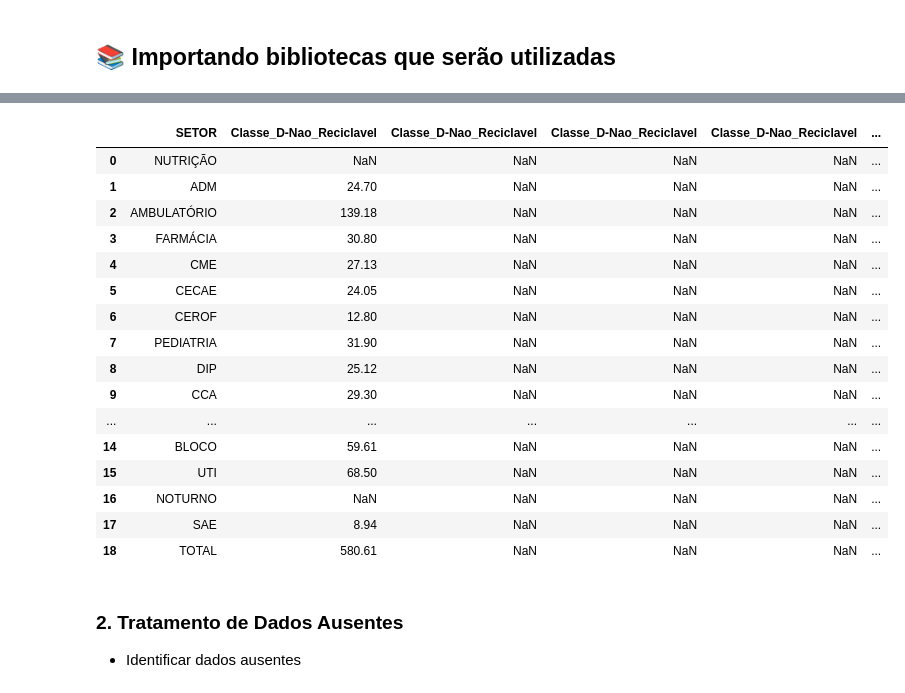
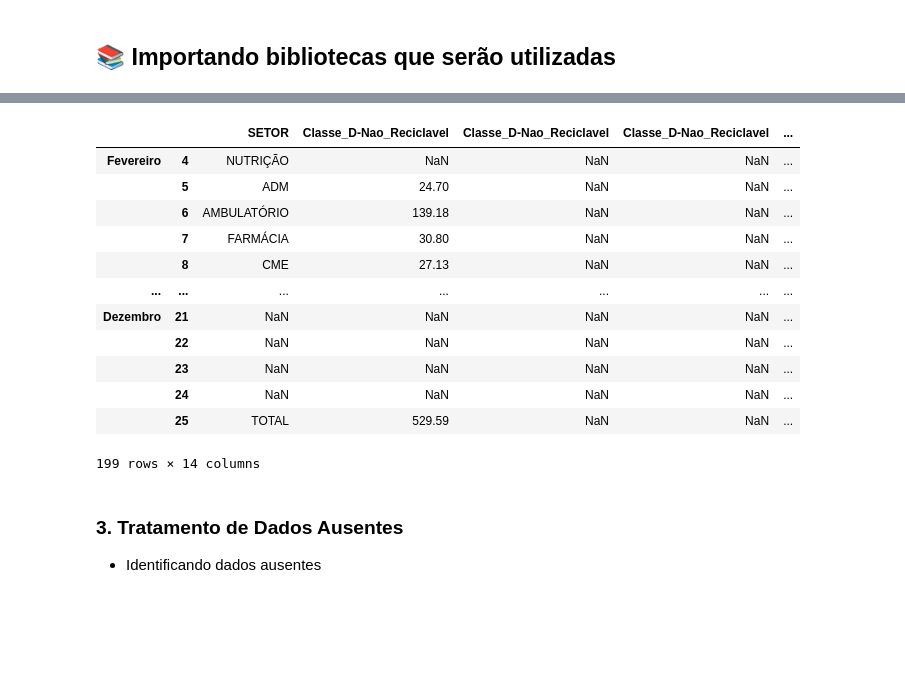
Before and after one commit to Gabyzera/hospital-trash-analysis, a Jupyter notebook: src/main.ipynb, the cells around one changed output, grey strips where cells are left out. Cells and saved outputs as stored; diff of their text form; code cells hidden in the pictures; blank space fills up the shorter version.

Commit message:
fix:concert bug about concat dataframes

```diff
--- a/src/main.ipynb
+++ b/src/main.ipynb
@@ -32,0 +11,4 @@ hospital_trash_february_df
+# %%
+HOSPITAL_TRASH_RECORD_2022_DATA_PATH = glob.glob('data/2022/*.csv')
+hospital_trash_2022_df = [pd.read_csv(file_path) for file_path in HOSPITAL_TRASH_RECORD_2022_DATA_PATH]
+hospital_trash_2022_df
@@ -41,0 +43,11 @@ hospital_trash_february_df
+# %%
+keyword_one = 'NUTRIÇÃO'
+keyword_two = 'Nutrição'
+
+def verify_word_in_column(list_dataframe_for_keyword, keyword_one, keyword_two):  #-> bool
+    list_dataframe_as_string = list_dataframe_for_keyword.to_string()
+    if keyword_one in list_dataframe_as_string or keyword_two in list_dataframe_as_string:
+        return True
+    return False
+
+all(verify_word_in_column(list_dataframe_for_keyword, keyword_one, keyword_two) for list_dataframe_for_keyword in hospital_trash_2022_df)
@@ -41,0 +56,9 @@ hospital_trash_february_df
+# %%
+def delete_rows_unwanted(list_dataframe_for_delete_rows, keyword_one, keyword_two): #->
+    for index, row in list_dataframe_for_delete_rows.iterrows():
+        if any(keyword_one in str(valor) or keyword_two in str(valor) for valor in row):
+            return list_dataframe_for_delete_rows.iloc[index:]
+    return list_dataframe_for_delete_rows
+
+hospital_trash_2022_df = [delete_rows_unwanted(list_dataframe_for_delete_rows, keyword_one, keyword_two) for list_dataframe_for_delete_rows in hospital_trash_2022_df]
+hospital_trash_2022_df
@@ -41,0 +87,3 @@ hospital_trash_february_df
+# %%
+hospital_trash_2022_df = pd.concat(hospital_trash_2022_df, keys=['Fevereiro', 'Março', 'Abril', 'Agosto', 'Julho', 'Junho', 'Maio', 'Outubro', 'Setembro', 'Dezembro'], verify_integrity=True)
+hospital_trash_2022_df
@@ -42,31 +104,28 @@ hospital_trash_february_df
 # %%
-hospital_trash_february_df = pd.read_csv(HOSPITAL_TRASH_RECORD_FEBRUARY_DATA_PATH, skiprows=[0, 1, 2 ,3])
-hospital_trash_february_df.columns = ['SETOR',
-                              'Classe_D-Nao_Reciclavel','Classe_D-Nao_Reciclavel', 'Classe_D-Nao_Reciclavel', 'Classe_D-Nao_Reciclavel',
-                              'Classe_D-Reciclavel','Classe_D-Reciclavel','Classe_D-Reciclavel',
-                              'Classe_A (Infectante)', 'Classe_A (Infectante)',
-                              'Classe_E (Perfuro_Cortante)', 'Classe_E (Perfuro_Cortante)',
-                              'Classe_B (Medicamentos)']
-hospital_trash_february_df
+new_names_columns = ['SETOR',
+                     'Classe_D-Nao_Reciclavel','Classe_D-Nao_Reciclavel', 'Classe_D-Nao_Reciclavel', 'Classe_D-Nao_Reciclavel',
+                    'Classe_D-Reciclavel','Classe_D-Reciclavel','Classe_D-Reciclavel',
+                    'Classe_A (Infectante)', 'Classe_A (Infectante)',
+                    'Classe_E (Perfuro_Cortante)', 'Classe_E (Perfuro_Cortante)',
+                    'Classe_B (Medicamentos)', 'Classe_B (Medicamentos)']
+
+hospital_trash_2022_df.columns = new_names_columns
+hospital_trash_2022_df
 # %% [output]
-|  | SETOR | Classe_D-Nao_Reciclavel | Classe_D-Nao_Reciclavel | Classe_D-Nao_Reciclavel | Classe_D-Nao_Reciclavel | ... |
-| 0 | NUTRIÇÃO | NaN | NaN | NaN | NaN | ... |
-| 1 | ADM | 24.70 | NaN | NaN | NaN | ... |
-| 2 | AMBULATÓRIO | 139.18 | NaN | NaN | NaN | ... |
-| 3 | FARMÁCIA | 30.80 | NaN | NaN | NaN | ... |
-| 4 | CME | 27.13 | NaN | NaN | NaN | ... |
-| 5 | CECAE | 24.05 | NaN | NaN | NaN | ... |
-| 6 | CEROF | 12.80 | NaN | NaN | NaN | ... |
-| 7 | PEDIATRIA | 31.90 | NaN | NaN | NaN | ... |
-| 8 | DIP | 25.12 | NaN | NaN | NaN | ... |
-| 9 | CCA | 29.30 | NaN | NaN | NaN | ... |
+|  |  | SETOR | Classe_D-Nao_Reciclavel | Classe_D-Nao_Reciclavel | Classe_D-Nao_Reciclavel | ... |
+| Fevereiro | 4 | NUTRIÇÃO | NaN | NaN | NaN | ... |
+|  | 5 | ADM | 24.70 | NaN | NaN | ... |
+|  | 6 | AMBULATÓRIO | 139.18 | NaN | NaN | ... |
+|  | 7 | FARMÁCIA | 30.80 | NaN | NaN | ... |
+|  | 8 | CME | 27.13 | NaN | NaN | ... |
 | ... | ... | ... | ... | ... | ... | ... |
-| 14 | BLOCO | 59.61 | NaN | NaN | NaN | ... |
-| 15 | UTI | 68.50 | NaN | NaN | NaN | ... |
-| 16 | NOTURNO | NaN | NaN | NaN | NaN | ... |
-| 17 | SAE | 8.94 | NaN | NaN | NaN | ... |
-| 18 | TOTAL | 580.61 | NaN | NaN | NaN | ... |
+| Dezembro | 21 | NaN | NaN | NaN | NaN | ... |
+|  | 22 | NaN | NaN | NaN | NaN | ... |
+|  | 23 | NaN | NaN | NaN | NaN | ... |
+|  | 24 | NaN | NaN | NaN | NaN | ... |
+|  | 25 | TOTAL | 529.59 | NaN | NaN | ... |
+199 rows × 14 columns
 # %% [markdown]
-### 2. Tratamento de Dados Ausentes
-- Identificar dados ausentes
+### 3. Tratamento de Dados Ausentes
+- Identificando dados ausentes
 # %%
```
Also changed, not shown: parts of 16 cells of this notebook.
